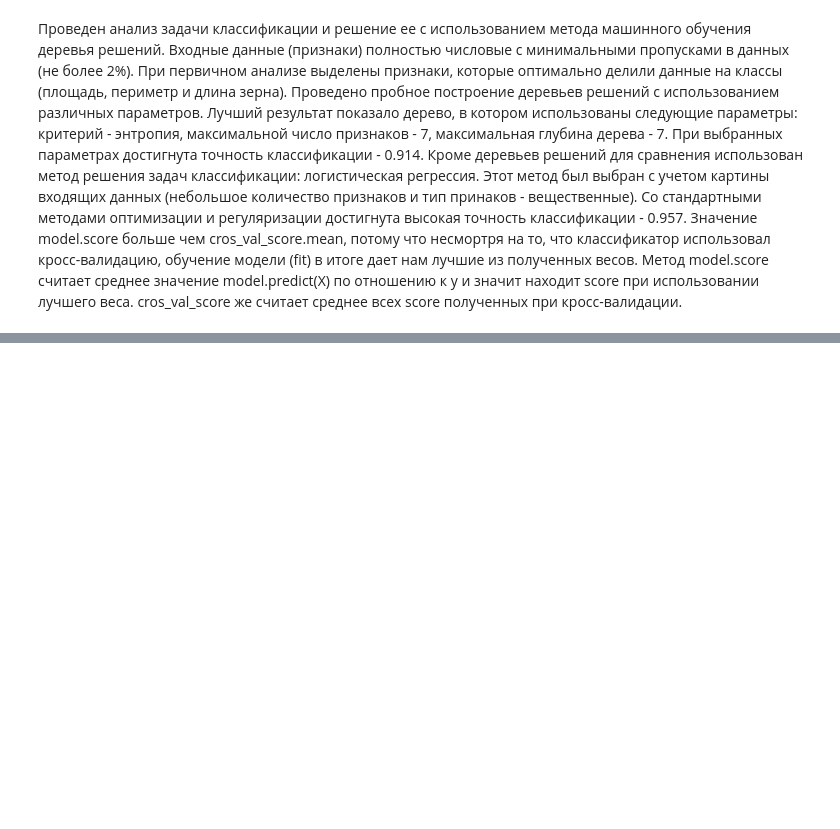
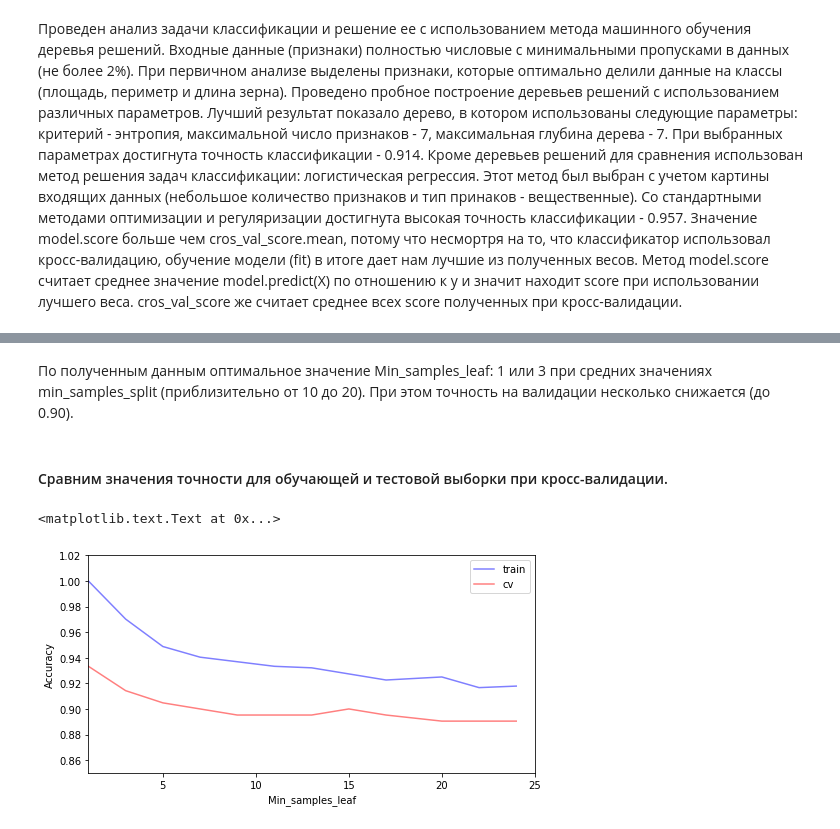
Before and after one commit to ademyanchuk/IntellSys, a Jupyter notebook: Lesson 1/Варианты/Вариант 8/Lab1.ipynb, the cells around one changed output, grey strips where cells are left out. Saved outputs shown, nothing was run; the diff lists cells and outputs as text; code cells hidden in the pictures; blank space fills up the shorter version.

```diff
--- a/Lesson 1/Варианты/Вариант 8/Lab1.ipynb
+++ b/Lesson 1/Варианты/Вариант 8/Lab1.ipynb
@@ -391,0 +459,42 @@ array([ 0.97619048,  1.        ,  0.95238095,  0.95238095,  0.9047619 ])
+# %% [markdown]
+По полученным данным оптимальное значение Min_samples_leaf: 1 или 3 при средних значениях min_samples_split (приблизительно от 10 до 20). При этом точность на валидации несколько снижается (до 0.90).
+# %% [markdown]
+#### Сравним значения точности для обучающей и тестовой выборки при кросс-валидации.
+# %%
+# инициализируем генератор стратифицированной разбивки датасета для валидации
+skf = StratifiedKFold(n_splits=5, shuffle=True, random_state=random_state)
+# %%
+train_acc = []
+test_acc = []
+temp_train_acc = []
+temp_test_acc = []
+min_samples_leaf_grid = [1, 3, 5, 7, 9, 11, 13, 15, 17, 20, 22, 24]
+
+# Обучаем на тренировочном датасете
+for min_samples_leaf in min_samples_leaf_grid:
+    rfc = RandomForestClassifier(n_estimators=50, random_state=random_state, n_jobs=-1,
+                                 min_samples_leaf=min_samples_leaf)
+    temp_train_acc = []
+    temp_test_acc = []
+    for train_index, test_index in skf.split(X, y):
+        X_train, X_test = X.iloc[train_index], X.iloc[test_index]
+        y_train, y_test = y[train_index], y[test_index]
+        rfc.fit(X_train, y_train)
+        temp_train_acc.append(rfc.score(X_train, y_train))
+        temp_test_acc.append(rfc.score(X_test, y_test))
+    train_acc.append(temp_train_acc)
+    test_acc.append(temp_test_acc)
+
+train_acc, test_acc = np.asarray(train_acc), np.asarray(test_acc)
+# %%
+fig, ax = plt.subplots(figsize=(8,4))
+ax.plot(min_samples_leaf_grid, train_acc.mean(axis=1), alpha=0.5, color='blue', label='train')
+ax.plot(min_samples_leaf_grid, test_acc.mean(axis=1), alpha=0.5, color='red', label='cv')
+ax.legend(loc='best')
+ax.set_ylim([0.85,1.02])
+ax.set_xlim([1,25])
+ax.set_ylabel("Accuracy")
+ax.set_xlabel("Min_samples_leaf")
+# %% [output]
+<matplotlib.text.Text at 0x...>
+[figure, added]
```
Also changed, not shown: parts of 25 cells of this notebook.
